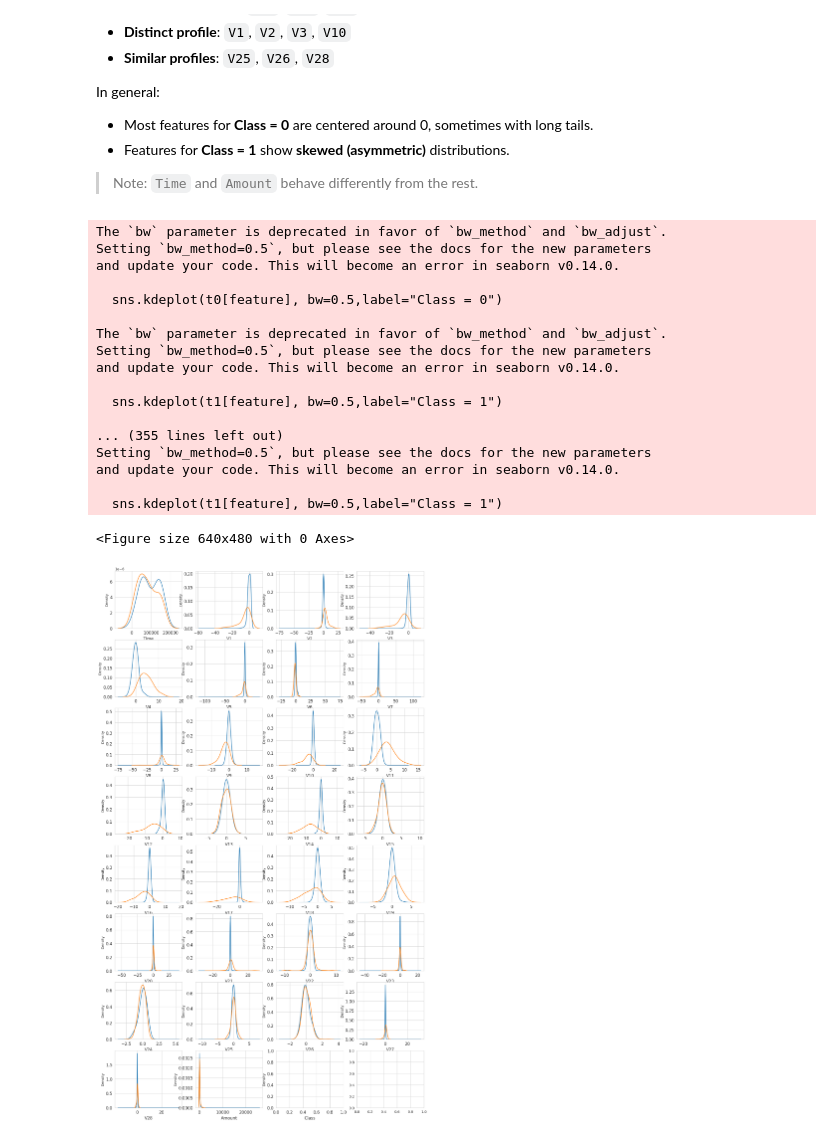
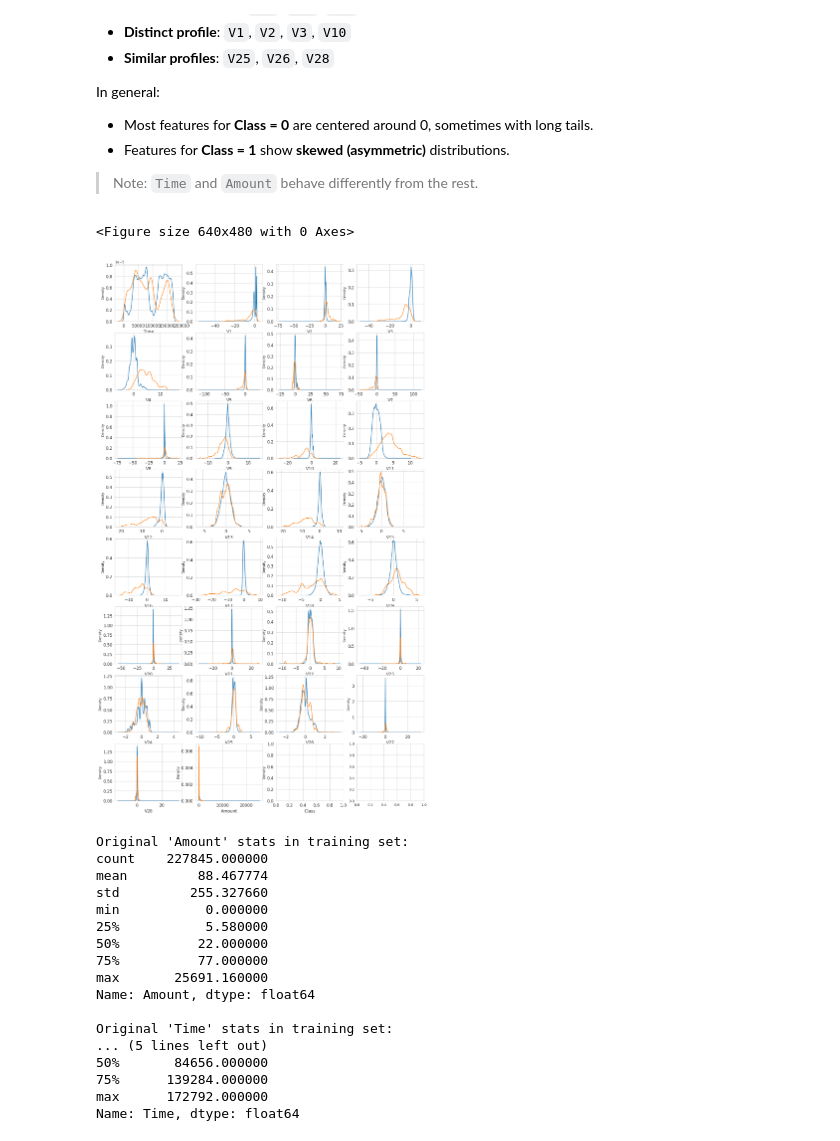
Before and after one commit to shehryars715/Payment_Anomaly_Detector, a Jupyter notebook: cc_Eda.ipynb, the cells around one changed output. Cells and saved outputs as stored; diff of their text form; code cells hidden in the pictures.

```diff
--- a/cc_Eda.ipynb
+++ b/cc_Eda.ipynb
@@ -309,40 +309,23 @@ In general:
 # %%
 var = df.columns.values
 
 i = 0
 t0 = df.loc[df['Class'] == 0]
 t1 = df.loc[df['Class'] == 1]
 
 sns.set_style('whitegrid')
 plt.figure()
 fig, ax = plt.subplots(8,4,figsize=(16,28))
 
 for feature in var:
     i += 1
     plt.subplot(8,4,i)
-    sns.kdeplot(t0[feature], bw=0.5,label="Class = 0")
-    sns.kdeplot(t1[feature], bw=0.5,label="Class = 1")
+    sns.kdeplot(t0[feature], bw_adjust=0.5,label="Class = 0", warn_singular=False)
+    sns.kdeplot(t1[feature], bw_adjust=0.5,label="Class = 1", warn_singular=False)
     plt.xlabel(feature, fontsize=12)
     locs, labels = plt.xticks()
     plt.tick_params(axis='both', which='major', labelsize=12)
 plt.show();
 # %% [output]
-The `bw` parameter is deprecated in favor of `bw_method` and `bw_adjust`.
-Setting `bw_method=0.5`, but please see the docs for the new parameters
-and update your code. This will become an error in seaborn v0.14.0.
-
-  sns.kdeplot(t0[feature], bw=0.5,label="Class = 0")
-
-The `bw` parameter is deprecated in favor of `bw_method` and `bw_adjust`.
-Setting `bw_method=0.5`, but please see the docs for the new parameters
-and update your code. This will become an error in seaborn v0.14.0.
-
-  sns.kdeplot(t1[feature], bw=0.5,label="Class = 1")
-
-... (355 lines left out)
-Setting `bw_method=0.5`, but please see the docs for the new parameters
-and update your code. This will become an error in seaborn v0.14.0.
-
-  sns.kdeplot(t1[feature], bw=0.5,label="Class = 1")
+<Figure size 640x480 with 0 Axes>
-<Figure size 640x480 with 0 Axes>
-[figure, old version]
+[figure, new version]
@@ -348,0 +341,27 @@ and update your code. This will become an error in seaborn v0.14.0.
+# %%
+# Split the data into training and test sets
+X_train, X_test, y_train, y_test = train_test_split(X, y, test_size=0.2, random_state=40, stratify=y)
+
+# Let's check the original values of 'Amount' in the training set
+print("Original 'Amount' stats in training set:")
+print(X_train['Amount'].describe())
+print("\nOriginal 'Time' stats in training set:")
+print(X_train['Time'].describe())
+# %% [output]
+Original 'Amount' stats in training set:
+count    227845.000000
+mean         88.467774
+std         255.327660
+min           0.000000
+25%           5.580000
+50%          22.000000
+75%          77.000000
+max       25691.160000
+Name: Amount, dtype: float64
+
+Original 'Time' stats in training set:
+... (5 lines left out)
+50%       84656.000000
+75%      139284.000000
+max      172792.000000
+Name: Time, dtype: float64
```
Also changed, not shown: parts of 7 cells of this notebook.
